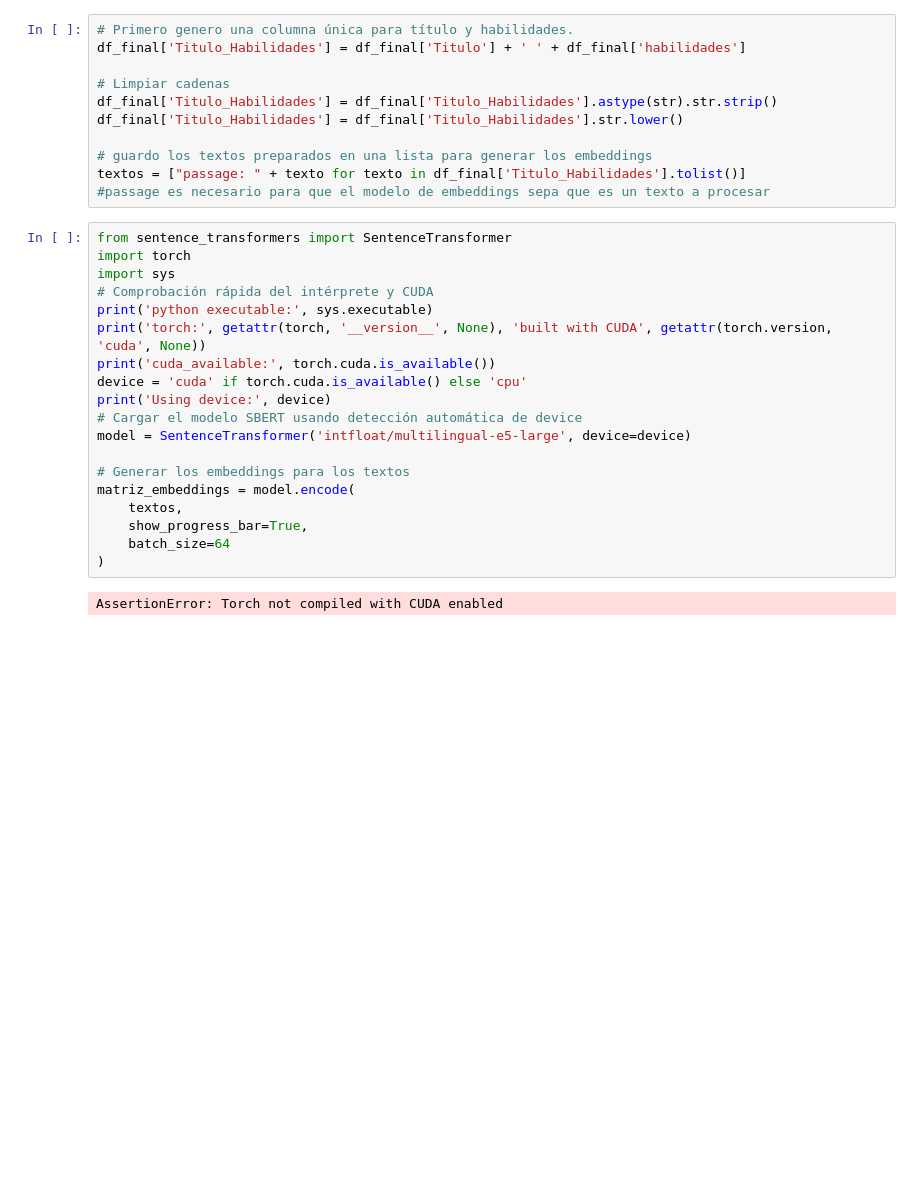
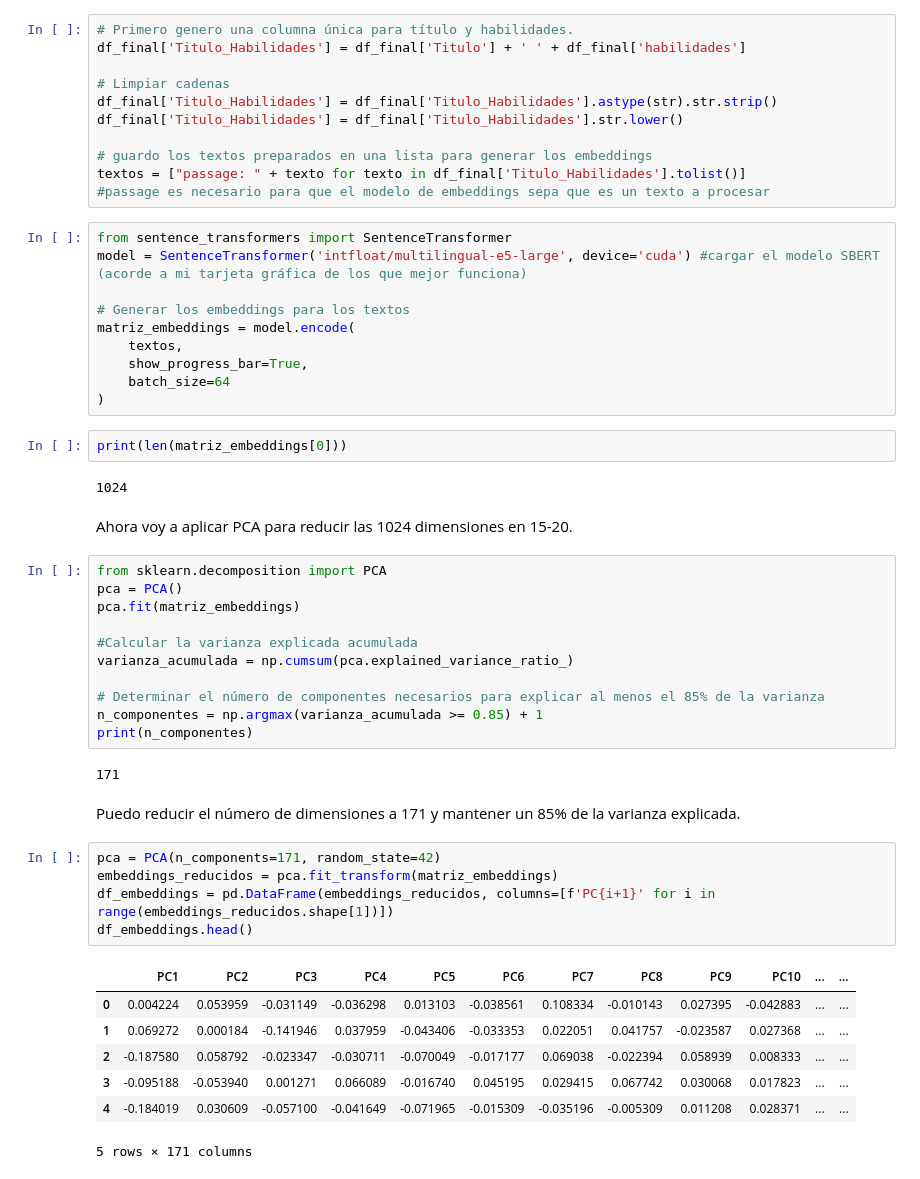
Before and after one commit to Ivan-0612/TFM_job_description_prediction, a Jupyter notebook: notebooks/04_process_data.ipynb, the cells around one changed output. Saved outputs shown, nothing was run; the diff lists cells and outputs as text; blank space fills up the shorter version.

```diff
--- a/notebooks/04_process_data.ipynb
+++ b/notebooks/04_process_data.ipynb
@@ -360,16 +360,7 @@ textos = ["passage: " + texto for texto in df_final['Titulo_Habilidades'].tolist
 #passage es necesario para que el modelo de embeddings sepa que es un texto a procesar
 # %%
 from sentence_transformers import SentenceTransformer
-import torch
-import sys
-# Comprobación rápida del intérprete y CUDA
-print('python executable:', sys.executable)
-print('torch:', getattr(torch, '__version__', None), 'built with CUDA', getattr(torch.version, 'cuda', None))
-print('cuda_available:', torch.cuda.is_available())
-device = 'cuda' if torch.cuda.is_available() else 'cpu'
-print('Using device:', device)
-# Cargar el modelo SBERT usando detección automática de device
-model = SentenceTransformer('intfloat/multilingual-e5-large', device=device)
+model = SentenceTransformer('intfloat/multilingual-e5-large', device='cuda') #cargar el modelo SBERT (acorde a mi tarjeta gráfica de los que mejor funciona)
 
 # Generar los embeddings para los textos
 matriz_embeddings = model.encode(
@@ -377,5 +368,37 @@ matriz_embeddings = model.encode(
     show_progress_bar=True,
     batch_size=64
 )
-# %% [output]
-AssertionError: Torch not compiled with CUDA enabled
+# %%
+print(len(matriz_embeddings[0]))
+# %% [output]
+1024
+# %% [markdown]
+Ahora voy a aplicar PCA para reducir las 1024 dimensiones en 15-20.
+# %%
+from sklearn.decomposition import PCA
+pca = PCA()
+pca.fit(matriz_embeddings)
+
+#Calcular la varianza explicada acumulada
+varianza_acumulada = np.cumsum(pca.explained_variance_ratio_)
+
+# Determinar el número de componentes necesarios para explicar al menos el 85% de la varianza
+n_componentes = np.argmax(varianza_acumulada >= 0.85) + 1
+print(n_componentes)
+# %% [output]
+171
+# %% [markdown]
+Puedo reducir el número de dimensiones a 171 y mantener un 85% de la varianza explicada.
+# %%
+pca = PCA(n_components=171, random_state=42)
+embeddings_reducidos = pca.fit_transform(matriz_embeddings)
+df_embeddings = pd.DataFrame(embeddings_reducidos, columns=[f'PC{i+1}' for i in range(embeddings_reducidos.shape[1])])
+df_embeddings.head()
+# %% [output]
+|  | PC1 | PC2 | PC3 | PC4 | PC5 | PC6 | PC7 | PC8 | PC9 | PC10 | ... | ... |
+| 0 | 0.004224 | 0.053959 | -0.031149 | -0.036298 | 0.013103 | -0.038561 | 0.108334 | -0.010143 | 0.027395 | -0.042883 | ... | ... |
+| 1 | 0.069272 | 0.000184 | -0.141946 | 0.037959 | -0.043406 | -0.033353 | 0.022051 | 0.041757 | -0.023587 | 0.027368 | ... | ... |
+| 2 | -0.187580 | 0.058792 | -0.023347 | -0.030711 | -0.070049 | -0.017177 | 0.069038 | -0.022394 | 0.058939 | 0.008333 | ... | ... |
+| 3 | -0.095188 | -0.053940 | 0.001271 | 0.066089 | -0.016740 | 0.045195 | 0.029415 | 0.067742 | 0.030068 | 0.017823 | ... | ... |
+| 4 | -0.184019 | 0.030609 | -0.057100 | -0.041649 | -0.071965 | -0.015309 | -0.035196 | -0.005309 | 0.011208 | 0.028371 | ... | ... |
+5 rows × 171 columns
```
Also changed, not shown: parts of 3 cells of this notebook, 2 other files.
